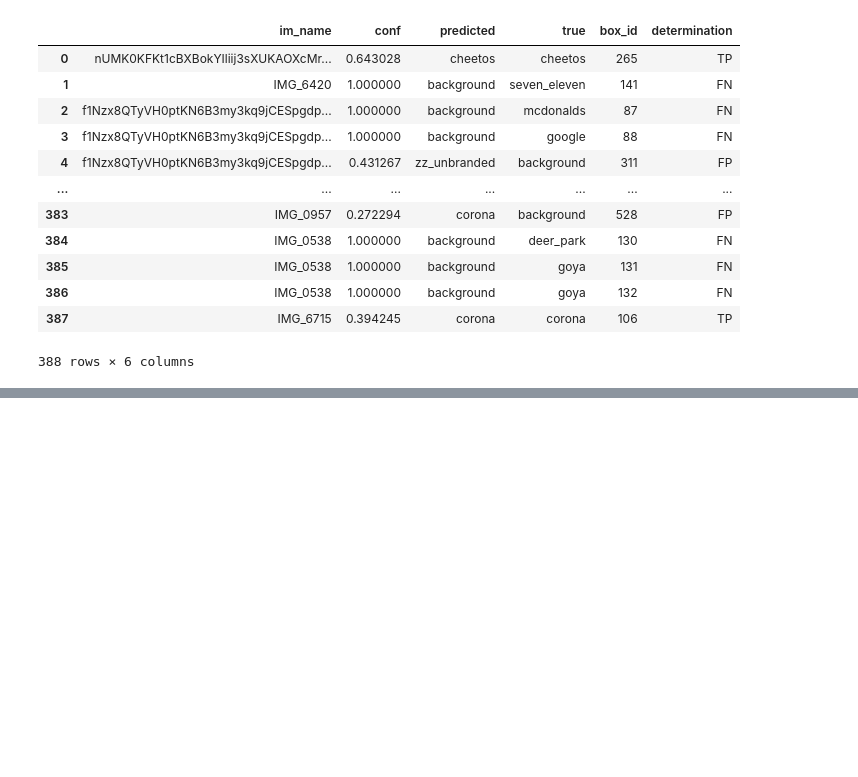
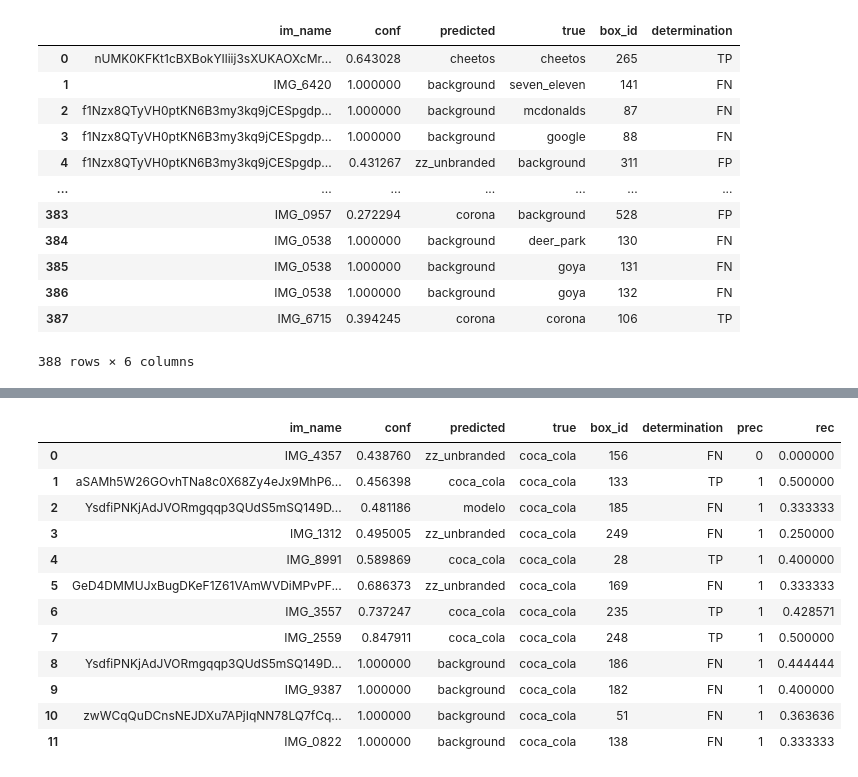
Before and after one commit to thriftypenguin/litter-imagery-brand-recognition, a Jupyter notebook: YOLO_EffNet/evaluate_the_model.ipynb, the cells around one changed output, grey strips where cells are left out. Saved outputs shown, nothing was run; the diff lists cells and outputs as text; code cells hidden in the pictures; blank space fills up the shorter version.

```diff
--- a/YOLO_EffNet/evaluate_the_model.ipynb
+++ b/YOLO_EffNet/evaluate_the_model.ipynb
@@ -368,0 +370,56 @@ boxes_df
+# %%
+def precision_recall(summary):
+    '''
+    Calculates the precision and recall based on the summary df.
+    '''
+    FN, FP, TN, TP = 0, 0, 0, 0
+    try:
+        FN = summary.loc['FN']
+    except:
+        pass
+
+    try:
+        FP = summary.loc['FP']
+    except:
+        pass
+
+    try:
+        TN = summary.loc['TN']
+    except:
+        pass
+
+    try:
+        TP = summary.loc['TP']
+    except:
+        pass
+    prec, rec = 0, 0
+    try:
+        prec = TP/(TP+FP)
+    except:
+        pass
+    try:
+        rec = TP/(TP+FN)
+    except:
+        pass
+    return prec, rec
+# %%
+brand_df['prec'] = 0
+brand_df['rec'] = 0
+for i in range(len(brand_df)):
+    summary = brand_df.iloc[:i+1, :].groupby('determination')['true'].count()
+    brand_df.loc[i, 'prec'], brand_df.loc[i, 'rec'] = precision_recall(summary)
+brand_df
+# %% [output]
+|  | im_name | conf | predicted | true | box_id | determination | prec | rec |
+| 0 | IMG_4357 | 0.438760 | zz_unbranded | coca_cola | 156 | FN | 0 | 0.000000 |
+| 1 | aSAMh5W26GOvhTNa8c0X68Zy4eJx9MhP6... | 0.456398 | coca_cola | coca_cola | 133 | TP | 1 | 0.500000 |
+| 2 | YsdfiPNKjAdJVORmgqqp3QUdS5mSQ149D... | 0.481186 | modelo | coca_cola | 185 | FN | 1 | 0.333333 |
+| 3 | IMG_1312 | 0.495005 | zz_unbranded | coca_cola | 249 | FN | 1 | 0.250000 |
+| 4 | IMG_8991 | 0.589869 | coca_cola | coca_cola | 28 | TP | 1 | 0.400000 |
+| 5 | GeD4DMMUJxBugDKeF1Z61VAmWVDiMPvPF... | 0.686373 | zz_unbranded | coca_cola | 169 | FN | 1 | 0.333333 |
+| 6 | IMG_3557 | 0.737247 | coca_cola | coca_cola | 235 | TP | 1 | 0.428571 |
+| 7 | IMG_2559 | 0.847911 | coca_cola | coca_cola | 248 | TP | 1 | 0.500000 |
+| 8 | YsdfiPNKjAdJVORmgqqp3QUdS5mSQ149D... | 1.000000 | background | coca_cola | 186 | FN | 1 | 0.444444 |
+| 9 | IMG_9387 | 1.000000 | background | coca_cola | 182 | FN | 1 | 0.400000 |
+| 10 | zwWCqQuDCnsNEJDXu7APjIqNN78LQ7fCq... | 1.000000 | background | coca_cola | 51 | FN | 1 | 0.363636 |
+| 11 | IMG_0822 | 1.000000 | background | coca_cola | 138 | FN | 1 | 0.333333 |
```
Also changed, not shown: parts of 5 cells of this notebook.
